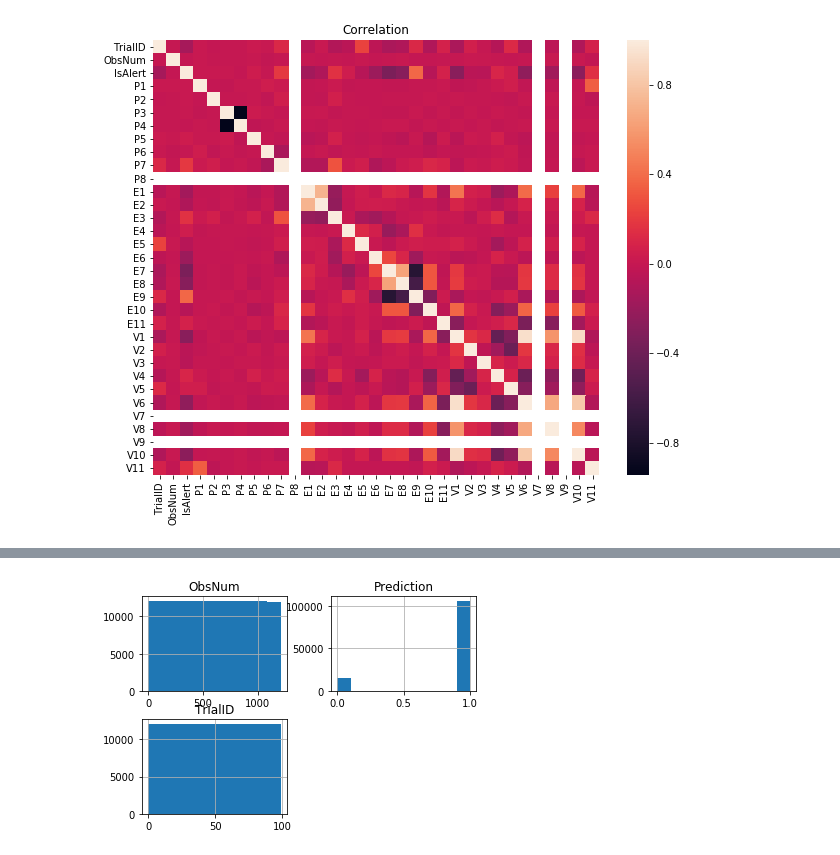
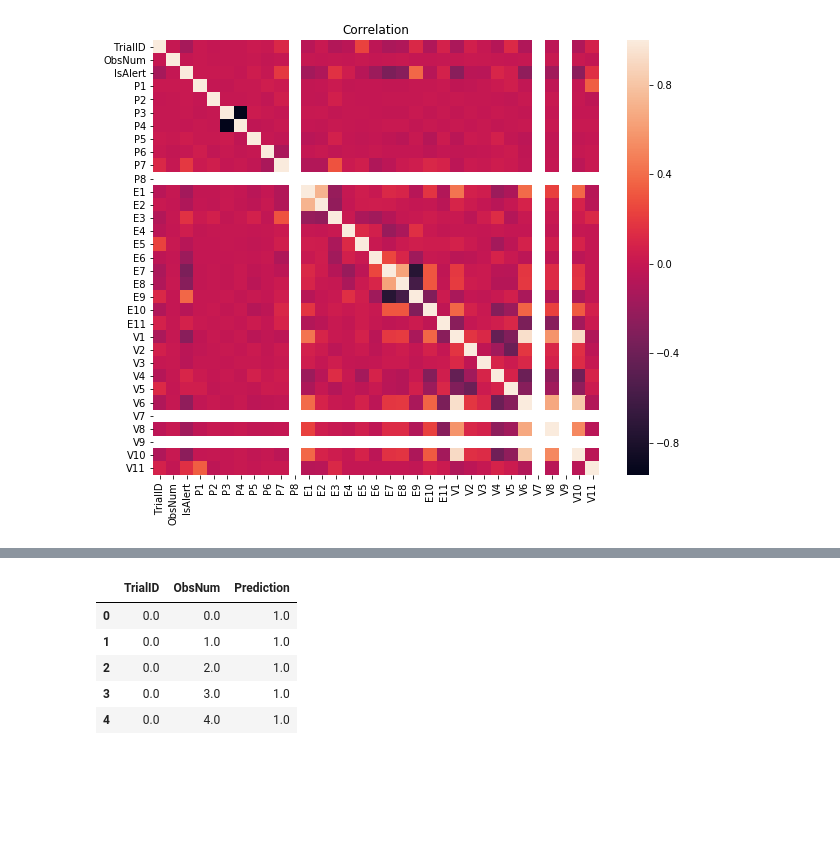
Before and after one commit to jamesegolding/python, a Jupyter notebook: machinelearning/alert/AlertLogisticRegressionKeras.ipynb, the cells around one changed output, grey strips where cells are left out. Drawn from its saved outputs; the diff is of its cells as text; code cells hidden in the pictures; blank space fills up the shorter version.

```diff
--- a/machinelearning/alert/AlertLogisticRegressionKeras.ipynb
+++ b/machinelearning/alert/AlertLogisticRegressionKeras.ipynb
@@ -153,12 +138,17 @@ acc 0.813802061787434
 # %%
 # put together submission results
 y_submt_pred = model.predict(x=X_submt)
 y_submt_pred = np.round(y_submt_pred).flatten()
 # format result
-arr = np.vstack((df_submt["TrialID"].values.T, df_submt["ObsNum"].values.T, y_submt_pred.T)).T
+arr = np.stack((df_submt["TrialID"].values, df_submt["ObsNum"].values, y_submt_pred), axis=1)
 index = np.arange(0, arr.shape[0])
 columns = ["TrialID", "ObsNum", "Prediction"]
 df_result = pd.DataFrame(arr, index=index, columns=columns)
-df_result.hist();
+df_result.head()
 # %% [output]
-[figure, removed]
+|  | TrialID | ObsNum | Prediction |
+| 0 | 0.0 | 0.0 | 1.0 |
+| 1 | 0.0 | 1.0 | 1.0 |
+| 2 | 0.0 | 2.0 | 1.0 |
+| 3 | 0.0 | 3.0 | 1.0 |
+| 4 | 0.0 | 4.0 | 1.0 |
```
Also changed, not shown: parts of 4 cells of this notebook, 6 other files.
